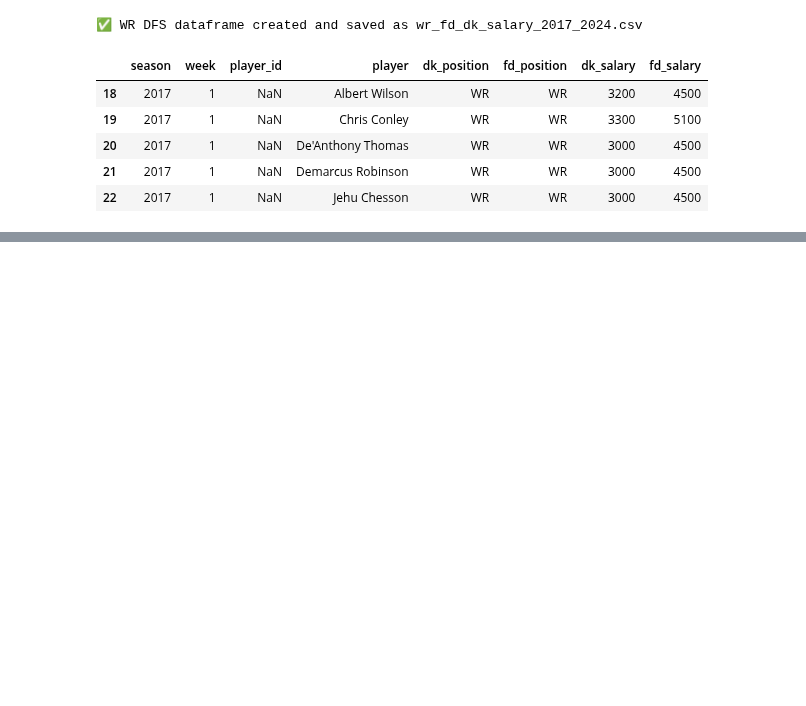
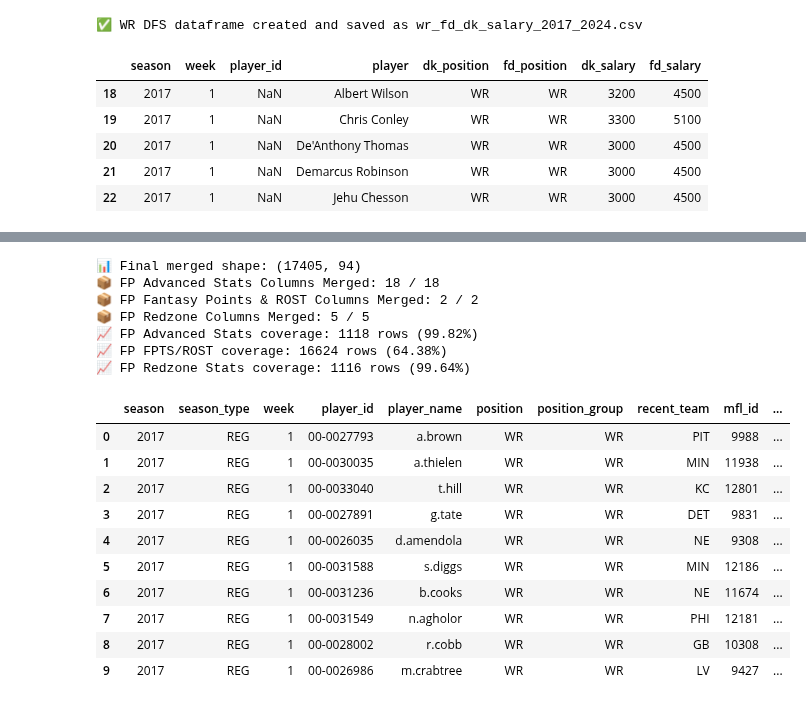
Before and after one commit to ARCtechmo/fanfav, a Jupyter notebook: wr_df.ipynb, the cells around one changed output, grey strips where cells are left out. Drawn from its saved outputs; the diff is of its cells as text; code cells hidden in the pictures; blank space fills up the shorter version.

Commit message:
completed merging the nfl python stats baseline dataframe with the fantasyPros and sportsOddsHistory dataframes; next merge the salary data

```diff
--- a/wr_df.ipynb
+++ b/wr_df.ipynb
@@ -3355,0 +3254,13 @@ wr_nfl_py_fp_normalized_merged.to_csv("wr_nfl_py_fp_normalized_merged.csv", inde
+# %%
+# apply the normalization function to the baseline NFL Python stats dataframe
+# no output
+wr_ids_ngs_pfr_stats_sorted_normalized = normalize_dataframe(
+    wr_ids_ngs_pfr_stats_sorted,
+    type_map_wr
+)
+
+# Fix FP ID formatting
+wr_ids_ngs_pfr_stats_sorted_normalized['fantasypros_id'] = (
+    wr_ids_ngs_pfr_stats_sorted_normalized['fantasypros_id']
+    .astype(str).str.replace(r'\.0$', '', regex=True)
+)
@@ -3355,0 +3314,5 @@ wr_nfl_py_fp_normalized_merged.to_csv("wr_nfl_py_fp_normalized_merged.csv", inde
+# %%
+# Standardize all column names to lowercase after normalization
+wr_fp_advanced_stats_df.columns = wr_fp_advanced_stats_df.columns.str.lower()
+wr_fpts_perct_rost_df.columns = wr_fpts_perct_rost_df.columns.str.lower()
+wr_redzone_stats_df.columns = wr_redzone_stats_df.columns.str.lower()
@@ -3355,0 +3372,46 @@ wr_nfl_py_fp_normalized_merged.to_csv("wr_nfl_py_fp_normalized_merged.csv", inde
+# %%
+# ** Merged Dataframe: NFL Python Stats and FantasyPros
+
+# output: merged nfl py and fp validation stats
+# output: merged nfl py and fp dataframe and csv file
+print(f"📊 Final merged shape: {wr_nfl_py_fp_merged.shape}")
+
+print(f"📦 FP Advanced Stats Columns Merged: {wr_fp_advanced_stats_df.shape[1] - 3} / {wr_fp_advanced_stats_df.shape[1] - 3}")
+print(f"📦 FP Fantasy Points & ROST Columns Merged: 2 / 2")
+print(f"📦 FP Redzone Columns Merged: {wr_redzone_stats_df.shape[1] - 3} / {wr_redzone_stats_df.shape[1] - 3}")
+
+# Calculate merge coverage
+adv_merged = wr_nfl_py_fp_merged[wr_fp_advanced_stats_df.columns.difference(['fantasypros_id', 'season', 'week']).tolist()].dropna(how='all').shape[0]
+fpts_merged = wr_nfl_py_fp_merged[wr_fpts_perct_rost_df.columns.difference(['fantasypros_id', 'season', 'week']).tolist()].dropna(how='all').shape[0]
+rz_merged = wr_nfl_py_fp_merged[wr_redzone_stats_df.columns.difference(['fantasypros_id', 'season', 'week']).tolist()].dropna(how='all').shape[0]
+
+print(f"📈 FP Advanced Stats coverage: {adv_merged} rows ({adv_merged / len(wr_fp_advanced_stats_df) * 100:.2f}%)")
+print(f"📈 FP FPTS/ROST coverage: {fpts_merged} rows ({fpts_merged / len(wr_fpts_perct_rost_df) * 100:.2f}%)")
+print(f"📈 FP Redzone Stats coverage: {rz_merged} rows ({rz_merged / len(wr_redzone_stats_df) * 100:.2f}%)")
+
+# Display first 5 rows
+from IPython.display import display
+display(wr_nfl_py_fp_merged.head(10))
+
+# *** csv file ***
+# wr_nfl_py_fp_merged.to_csv("wr_nfl_py_fp_merged.csv", index=False)
+# print("📁 Exported: wr_nfl_py_fp_merged.csv")
+# %% [output]
+📊 Final merged shape: (17405, 94)
+📦 FP Advanced Stats Columns Merged: 18 / 18
+📦 FP Fantasy Points & ROST Columns Merged: 2 / 2
+📦 FP Redzone Columns Merged: 5 / 5
+📈 FP Advanced Stats coverage: 1118 rows (99.82%)
+📈 FP FPTS/ROST coverage: 16624 rows (64.38%)
+📈 FP Redzone Stats coverage: 1116 rows (99.64%)
+|  | season | season_type | week | player_id | player_name | position | position_group | recent_team | mfl_id | ... |
+| 0 | 2017 | REG | 1 | 00-0027793 | a.brown | WR | WR | PIT | 9988 | ... |
+| 1 | 2017 | REG | 1 | 00-0030035 | a.thielen | WR | WR | MIN | 11938 | ... |
+| 2 | 2017 | REG | 1 | 00-0033040 | t.hill | WR | WR | KC | 12801 | ... |
+| 3 | 2017 | REG | 1 | 00-0027891 | g.tate | WR | WR | DET | 9831 | ... |
+| 4 | 2017 | REG | 1 | 00-0026035 | d.amendola | WR | WR | NE | 9308 | ... |
+| 5 | 2017 | REG | 1 | 00-0031588 | s.diggs | WR | WR | MIN | 12186 | ... |
+| 6 | 2017 | REG | 1 | 00-0031236 | b.cooks | WR | WR | NE | 11674 | ... |
+| 7 | 2017 | REG | 1 | 00-0031549 | n.agholor | WR | WR | PHI | 12181 | ... |
+| 8 | 2017 | REG | 1 | 00-0028002 | r.cobb | WR | WR | GB | 10308 | ... |
+| 9 | 2017 | REG | 1 | 00-0026986 | m.crabtree | WR | WR | LV | 9427 | ... |
```
Also changed, not shown: parts of 41 cells of this notebook.
